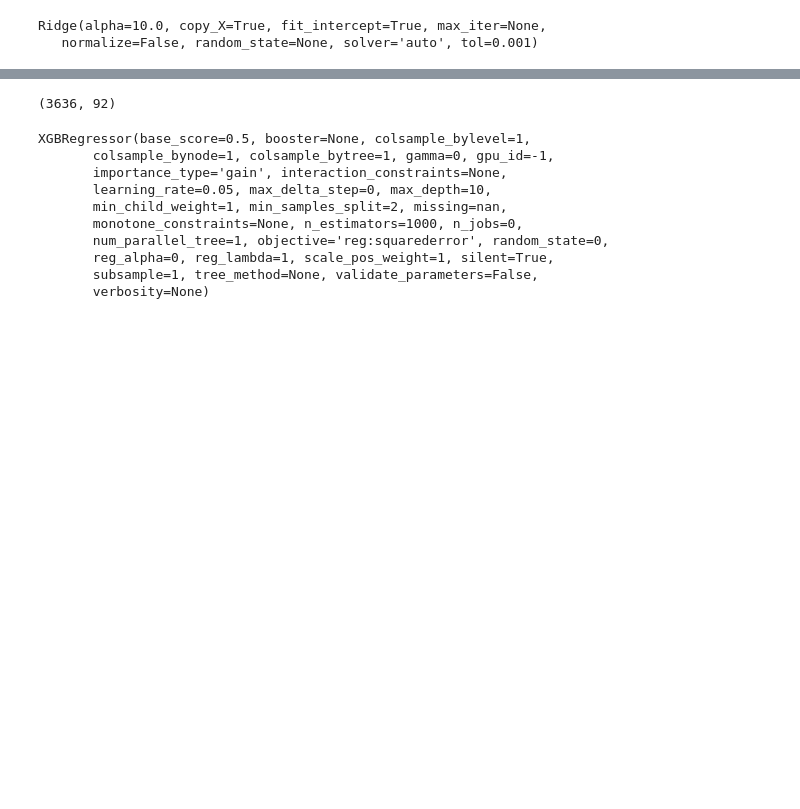
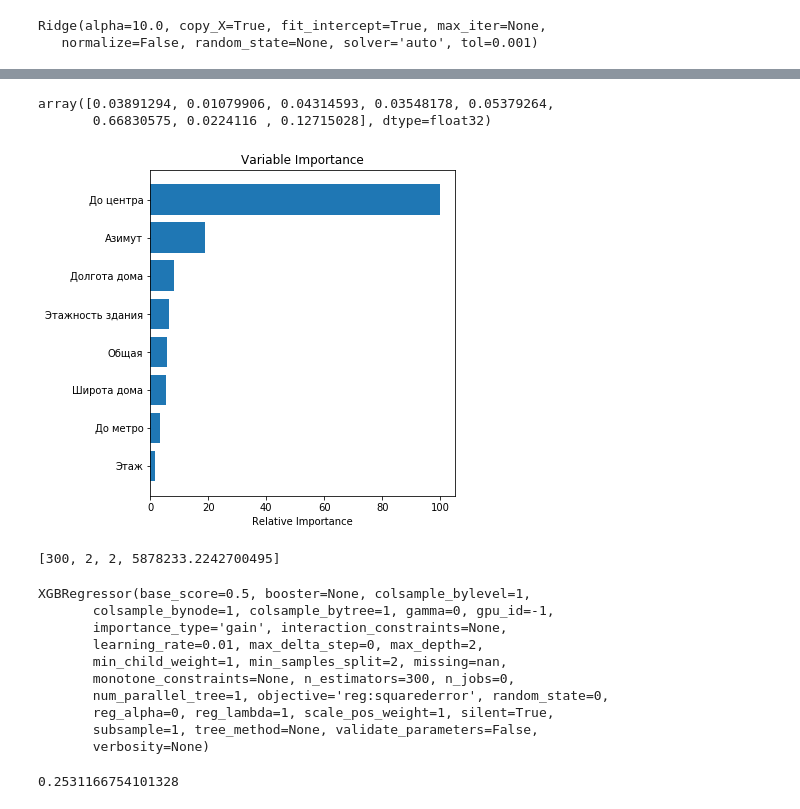
Before and after one commit to Afsent/cian-pars, a Jupyter notebook: prediction-model.ipynb, the cells around one changed output, grey strips where cells are left out. Cells and saved outputs as stored; diff of their text form; code cells hidden in the pictures; blank space fills up the shorter version.

```diff
--- a/prediction-model.ipynb
+++ b/prediction-model.ipynb
@@ -59,0 +110,4 @@ df.head()
+# %%
+df['Азимут'] = df[['Широта дома', 'Долгота дома']].apply(
+    lambda x: azimute(x[0],x[1]), axis = 1
+)
@@ -60,3 +123,5 @@ df.head()
+# %%
+drop_columns = ['Цена', 'Цена за квадрат', 'Метро','Широта метро','Долгота метро', 'Жилая', 'Кухня']
 # %%
-X = df.drop(columns=['Цена', 'Цена за квадрат', 'Метро'], axis=1)
+X = df.drop(columns=drop_columns, axis=1)
 y = df['Цена за квадрат']
@@ -134,7 +212,7 @@ params = {
     "n_estimators": 1000,
     "max_depth": 10,
     "min_samples_split": 2,
-    "learning_rate": 0.05,
+    "learning_rate": 0.01,
 }
 xgb = xgboost.XGBRegressor(**params, silent=True)
 xgb.fit(X_train_norm, y_train_norm)
@@ -156,7 +238,21 @@ metrics.mean_squared_error(y_test_norm, xgb.predict(X_test_norm))
-# %%
-poly = preprocessing.PolynomialFeatures(interaction_only=True)
-X_tr_poly = poly.fit_transform(X_train_norm)
-X_ts_poly = poly.fit_transform(X_test_norm)
-X_tr_poly.shape
-# %% [output]
-(3636, 92)
+# %%
+xgb.feature_importances_
+# %% [output]
+array([0.03891294, 0.01079906, 0.04314593, 0.03548178, 0.05379264,
+       0.66830575, 0.0224116 , 0.12715028], dtype=float32)
+# %%
+plt.figure(figsize=(12, 6))
+# Plot feature importance
+feature_importance = xgb.feature_importances_
+# make importances relative to max importance
+feature_importance = 100.0 * (feature_importance / feature_importance.max())
+sorted_idx = np.argsort(feature_importance)
+pos = np.arange(sorted_idx.shape[0]) + 0.5
+plt.subplot(1, 2, 2)
+plt.barh(pos, feature_importance[sorted_idx], align="center")
+plt.yticks(pos, X.columns[sorted_idx])
+plt.xlabel("Relative Importance")
+plt.title("Variable Importance")
+plt.show()
+# %% [output]
+[figure, added]
@@ -163,15 +284,29 @@ X_tr_poly.shape
+# %%
+sorted(mse_sample, key=lambda x: x[3])[0]
+# %% [output]
+[300, 2, 2, 5878233.2242700495]
 # %%
+params = {
+    "n_estimators": 300,
+    "max_depth": 2,
+    "min_samples_split": 2,
+    "learning_rate": 0.01,
+}
 xgb1 = xgboost.XGBRegressor(**params, silent=True)
-xgb1.fit(X_tr_poly, y_train_norm)
+xgb1.fit(X_train_norm, y_train_norm)
 # %% [output]
 XGBRegressor(base_score=0.5, booster=None, colsample_bylevel=1,
        colsample_bynode=1, colsample_bytree=1, gamma=0, gpu_id=-1,
        importance_type='gain', interaction_constraints=None,
-       learning_rate=0.05, max_delta_step=0, max_depth=10,
+       learning_rate=0.01, max_delta_step=0, max_depth=2,
        min_child_weight=1, min_samples_split=2, missing=nan,
-       monotone_constraints=None, n_estimators=1000, n_jobs=0,
+       monotone_constraints=None, n_estimators=300, n_jobs=0,
        num_parallel_tree=1, objective='reg:squarederror', random_state=0,
        reg_alpha=0, reg_lambda=1, scale_pos_weight=1, silent=True,
        subsample=1, tree_method=None, validate_parameters=False,
        verbosity=None)
+# %%
+metrics.mean_squared_error(y_train_norm, xgb1.predict(X_train_norm))
+# %% [output]
+0.2531166754101328
 # %%
```
Also changed, not shown: parts of 34 cells of this notebook, 4 other files.
